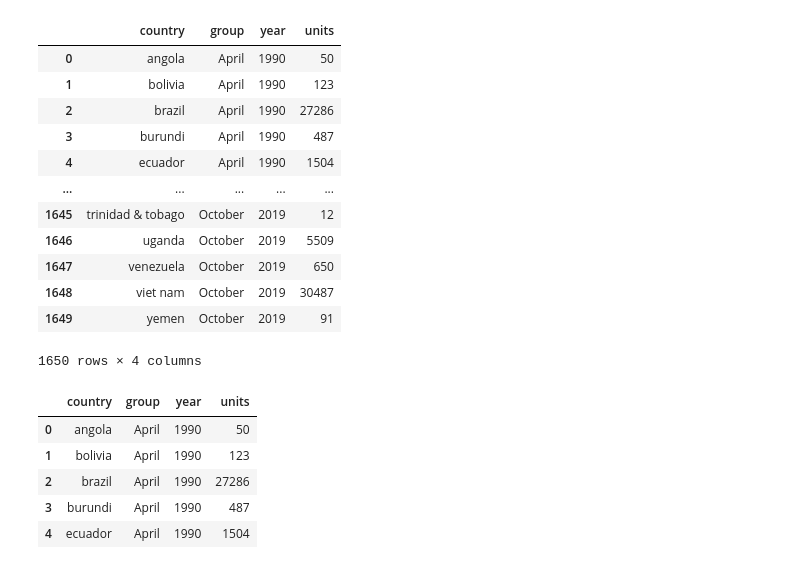
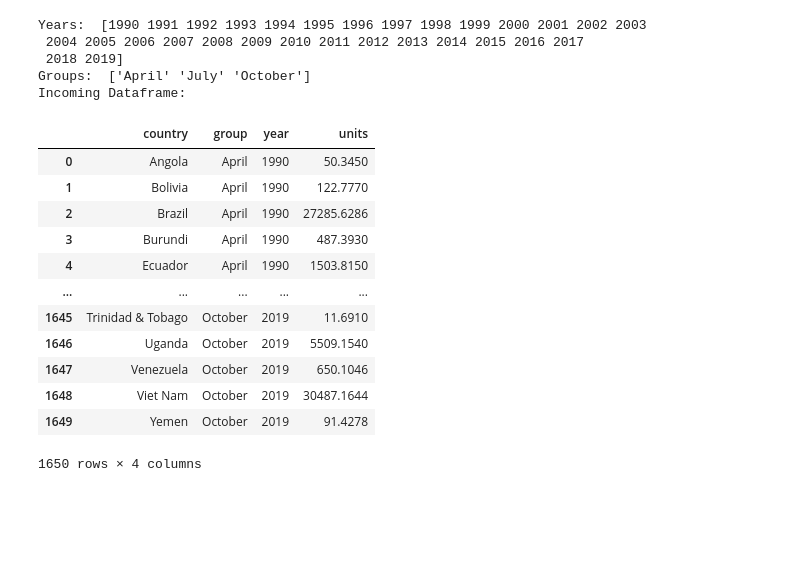
Before and after one commit to hpuma/global-coffee-trade-historical-data, a Jupyter notebook: exploratory_anaylsis/tp_exploratory_analysis.ipynb, the cells around one changed output. Saved outputs shown, nothing was run; the diff lists cells and outputs as text; code cells hidden in the pictures; blank space fills up the shorter version.

```diff
--- a/exploratory_anaylsis/tp_exploratory_analysis.ipynb
+++ b/exploratory_anaylsis/tp_exploratory_analysis.ipynb
@@ -4,30 +3,31 @@ import pandas as pd
 import seaborn as sns
 import matplotlib.pyplot as plt
 %matplotlib inline
-# %%
-df = pd.read_csv("../data/total_production_V2.csv")
-df
-# %% [output]
-|  | country | group | year | units |
-| 0 | angola | April | 1990 | 50 |
-| 1 | bolivia | April | 1990 | 123 |
-| 2 | brazil | April | 1990 | 27286 |
-| 3 | burundi | April | 1990 | 487 |
-| 4 | ecuador | April | 1990 | 1504 |
-| ... | ... | ... | ... | ... |
-| 1645 | trinidad & tobago | October | 2019 | 12 |
-| 1646 | uganda | October | 2019 | 5509 |
-| 1647 | venezuela | October | 2019 | 650 |
-| 1648 | viet nam | October | 2019 | 30487 |
-| 1649 | yemen | October | 2019 | 91 |
-1650 rows × 4 columns
-# %%
-# 1. Columns of interest
-df.head()
-# %% [output]
-|  | country | group | year | units |
-| 0 | angola | April | 1990 | 50 |
-| 1 | bolivia | April | 1990 | 123 |
-| 2 | brazil | April | 1990 | 27286 |
-| 3 | burundi | April | 1990 | 487 |
-| 4 | ecuador | April | 1990 | 1504 |
+# %%
+# 1. Columns of interest
+df = pd.read_csv("../data/total_production_v1.csv")
+years = df["year"].unique()
+groups = df["group"].unique()
+print("Years: ", years)
+print("Groups: ", groups)
+print("Incoming Dataframe: ")
+display(df)
+# %% [output]
+Years:  [1990 1991 1992 1993 1994 1995 1996 1997 1998 1999 2000 2001 2002 2003
+ 2004 2005 2006 2007 2008 2009 2010 2011 2012 2013 2014 2015 2016 2017
+ 2018 2019]
+Groups:  ['April' 'July' 'October']
+Incoming Dataframe:
+|  | country | group | year | units |
+| 0 | Angola | April | 1990 | 50.3450 |
+| 1 | Bolivia | April | 1990 | 122.7770 |
+| 2 | Brazil | April | 1990 | 27285.6286 |
+| 3 | Burundi | April | 1990 | 487.3930 |
+| 4 | Ecuador | April | 1990 | 1503.8150 |
+| ... | ... | ... | ... | ... |
+| 1645 | Trinidad & Tobago | October | 2019 | 11.6910 |
+| 1646 | Uganda | October | 2019 | 5509.1540 |
+| 1647 | Venezuela | October | 2019 | 650.1046 |
+| 1648 | Viet Nam | October | 2019 | 30487.1644 |
+| 1649 | Yemen | October | 2019 | 91.4278 |
+1650 rows × 4 columns
```
Also changed, not shown: parts of 10 cells of this notebook.
